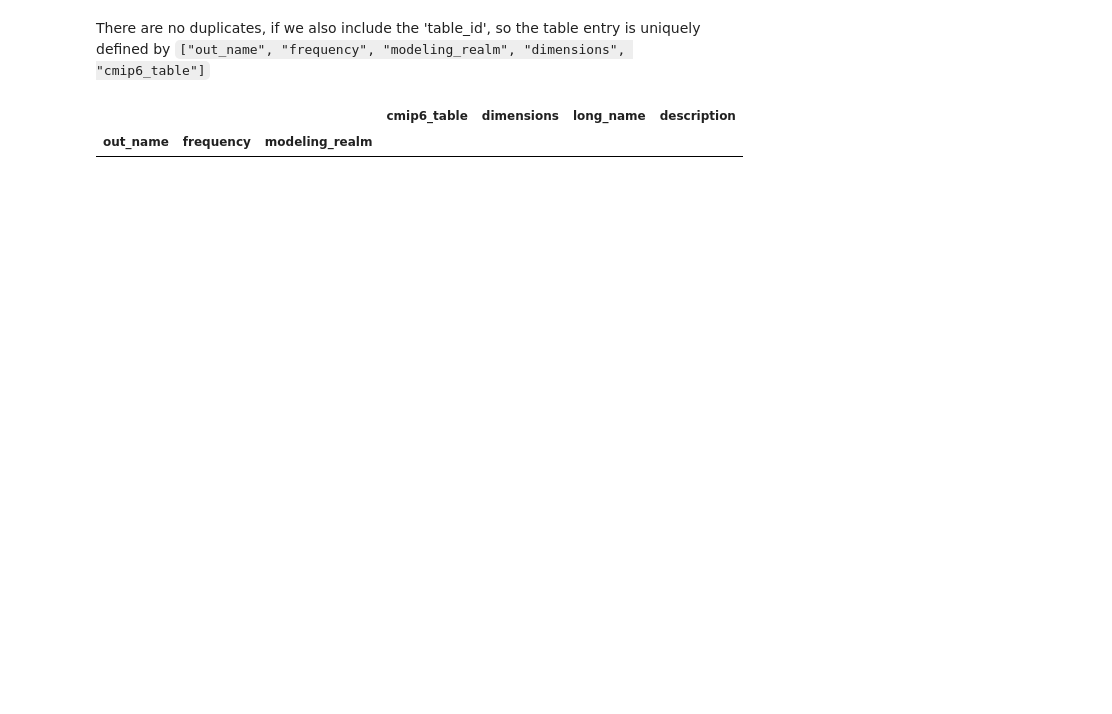
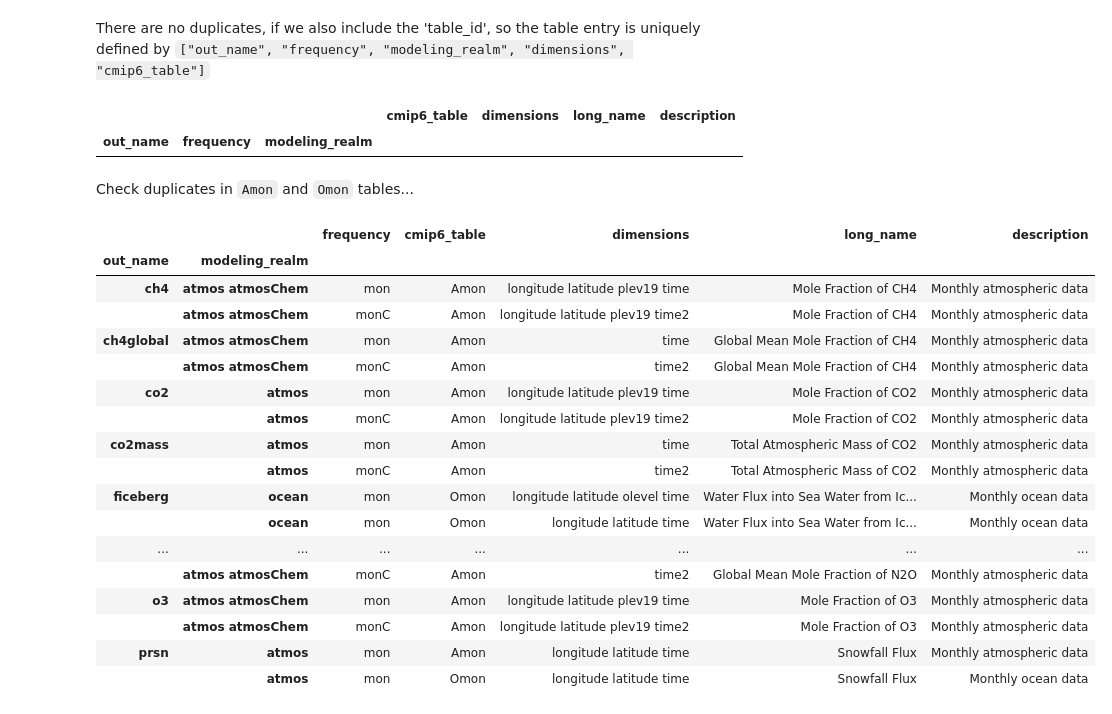
Before and after one commit to WCRP-CORDEX/cordex-cmip6-data-request, a Jupyter notebook: cmip6_duplicated_out_name_freq.ipynb, the cells around one changed output. Cells and saved outputs as stored; diff of their text form; code cells hidden in the pictures; blank space fills up the shorter version.

```diff
--- a/cmip6_duplicated_out_name_freq.ipynb
+++ b/cmip6_duplicated_out_name_freq.ipynb
@@ -139,3 +139,44 @@ df[
 # %% [output]
 |  |  |  | cmip6_table | dimensions | long_name | description |
 | out_name | frequency | modeling_realm |  |  |  |  |
+# %% [markdown]
+Check duplicates in `Amon` and `Omon` tables...
+# %%
+df = dr.retrieve_cmip6_mip_tables()
+
+df = df[df.cmip6_table.isin(["Amon", "Omon"])]
+
+df[df.duplicated(["out_name", "modeling_realm"], keep=False,)][
+    [
+        "out_name",
+        "frequency",
+        "modeling_realm",
+        "cmip6_table",
+        "dimensions",
+        "long_name",
+    ]
+].join(
+    table_ids.rename(columns={"table_id": "cmip6_table"}).set_index("cmip6_table"),
+    on="cmip6_table",
+).set_index(
+    ["out_name", "modeling_realm"]
+).sort_index()
+# %% [output]
+|  |  | frequency | cmip6_table | dimensions | long_name | description |
+| out_name | modeling_realm |  |  |  |  |  |
+| ch4 | atmos atmosChem | mon | Amon | longitude latitude plev19 time | Mole Fraction of CH4 | Monthly atmospheric data |
+|  | atmos atmosChem | monC | Amon | longitude latitude plev19 time2 | Mole Fraction of CH4 | Monthly atmospheric data |
+| ch4global | atmos atmosChem | mon | Amon | time | Global Mean Mole Fraction of CH4 | Monthly atmospheric data |
+|  | atmos atmosChem | monC | Amon | time2 | Global Mean Mole Fraction of CH4 | Monthly atmospheric data |
+| co2 | atmos | mon | Amon | longitude latitude plev19 time | Mole Fraction of CO2 | Monthly atmospheric data |
+|  | atmos | monC | Amon | longitude latitude plev19 time2 | Mole Fraction of CO2 | Monthly atmospheric data |
+| co2mass | atmos | mon | Amon | time | Total Atmospheric Mass of CO2 | Monthly atmospheric data |
+|  | atmos | monC | Amon | time2 | Total Atmospheric Mass of CO2 | Monthly atmospheric data |
+| ficeberg | ocean | mon | Omon | longitude latitude olevel time | Water Flux into Sea Water from Ic... | Monthly ocean data |
+|  | ocean | mon | Omon | longitude latitude time | Water Flux into Sea Water from Ic... | Monthly ocean data |
+| ... | ... | ... | ... | ... | ... | ... |
+|  | atmos atmosChem | monC | Amon | time2 | Global Mean Mole Fraction of N2O | Monthly atmospheric data |
+| o3 | atmos atmosChem | mon | Amon | longitude latitude plev19 time | Mole Fraction of O3 | Monthly atmospheric data |
+|  | atmos atmosChem | monC | Amon | longitude latitude plev19 time2 | Mole Fraction of O3 | Monthly atmospheric data |
+| prsn | atmos | mon | Amon | longitude latitude time | Snowfall Flux | Monthly atmospheric data |
+|  | atmos | mon | Omon | longitude latitude time | Snowfall Flux | Monthly ocean data |
```
